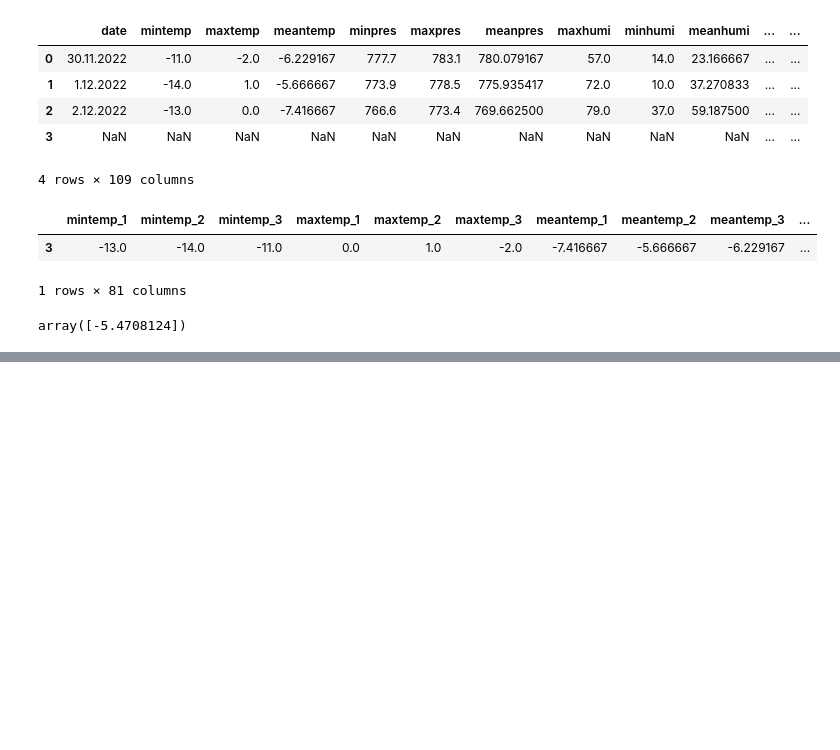
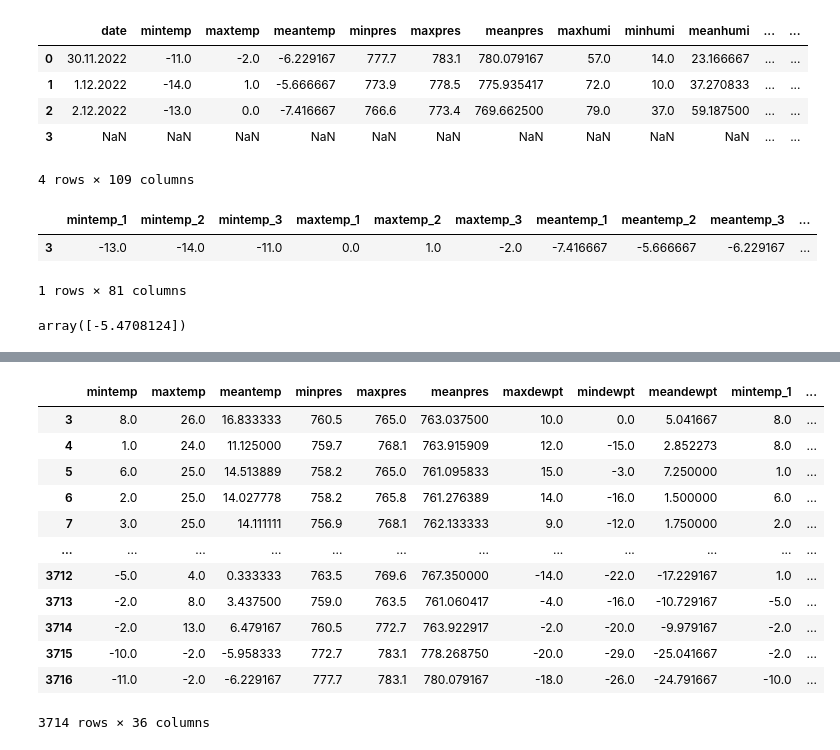
Before and after one commit to sailinglove/Beijing_Weather_Forecast-MLPDA, a Jupyter notebook: modelBuilding.ipynb, the cells around one changed output, grey strips where cells are left out. Cells and saved outputs as stored; diff of their text form; code cells hidden in the pictures; blank space fills up the shorter version.

```diff
--- a/modelBuilding.ipynb
+++ b/modelBuilding.ipynb
@@ -323,0 +404,2 @@ error: $2.47$℃
+# %%
+pd.set_option('display.max_columns', None)
@@ -323,0 +408,3 @@ error: $2.47$℃
+# %%
+corr = df_nona.corr(numeric_only=True)[['meantemp']].T
+corr
@@ -323,0 +414,3 @@ error: $2.47$℃
+# %%
+to_drop_corr = df_nona.columns[[True] + [(True if (abs(corr[column]['meantemp']) < 0.6) else False) for column in corr]]
+to_drop_corr
@@ -323,0 +431,17 @@ error: $2.47$℃
+# %%
+df_corr = df_nona.drop(to_drop_corr, axis=1)
+df_corr
+# %% [output]
+|  | mintemp | maxtemp | meantemp | minpres | maxpres | meanpres | maxdewpt | mindewpt | meandewpt | mintemp_1 | ... |
+| 3 | 8.0 | 26.0 | 16.833333 | 760.5 | 765.0 | 763.037500 | 10.0 | 0.0 | 5.041667 | 8.0 | ... |
+| 4 | 1.0 | 24.0 | 11.125000 | 759.7 | 768.1 | 763.915909 | 12.0 | -15.0 | 2.852273 | 8.0 | ... |
+| 5 | 6.0 | 25.0 | 14.513889 | 758.2 | 765.0 | 761.095833 | 15.0 | -3.0 | 7.250000 | 1.0 | ... |
+| 6 | 2.0 | 25.0 | 14.027778 | 758.2 | 765.8 | 761.276389 | 14.0 | -16.0 | 1.500000 | 6.0 | ... |
+| 7 | 3.0 | 25.0 | 14.111111 | 756.9 | 768.1 | 762.133333 | 9.0 | -12.0 | 1.750000 | 2.0 | ... |
+| ... | ... | ... | ... | ... | ... | ... | ... | ... | ... | ... | ... |
+| 3712 | -5.0 | 4.0 | 0.333333 | 763.5 | 769.6 | 767.350000 | -14.0 | -22.0 | -17.229167 | 1.0 | ... |
+| 3713 | -2.0 | 8.0 | 3.437500 | 759.0 | 763.5 | 761.060417 | -4.0 | -16.0 | -10.729167 | -5.0 | ... |
+| 3714 | -2.0 | 13.0 | 6.479167 | 760.5 | 772.7 | 763.922917 | -2.0 | -20.0 | -9.979167 | -2.0 | ... |
+| 3715 | -10.0 | -2.0 | -5.958333 | 772.7 | 783.1 | 778.268750 | -20.0 | -29.0 | -25.041667 | -2.0 | ... |
+| 3716 | -11.0 | -2.0 | -6.229167 | 777.7 | 783.1 | 780.079167 | -18.0 | -26.0 | -24.791667 | -10.0 | ... |
+3714 rows × 36 columns
```
Also changed, not shown: parts of 27 cells of this notebook, 13 other files.
